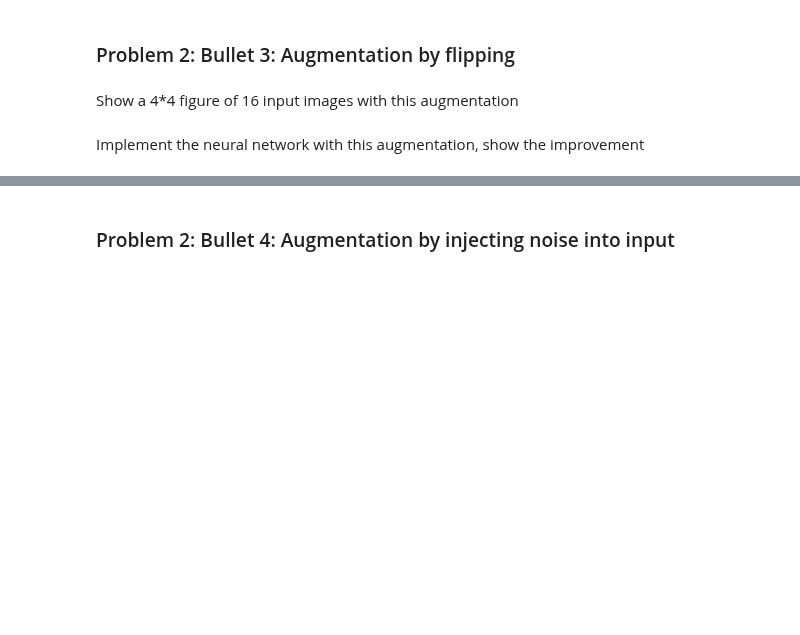
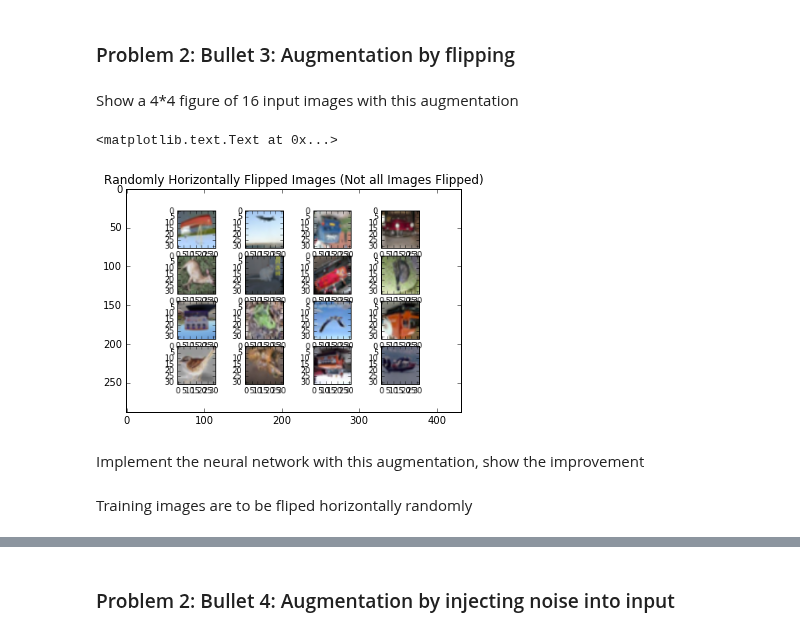
Before and after one commit to sheallika/restoreImages-theano, a Jupyter notebook: src/ecbm_e4040_hw3.ipynb, the cells around one changed output, grey strips where cells are left out. Drawn from its saved outputs; the diff is of its cells as text; code cells hidden in the pictures; blank space fills up the shorter version.

```diff
--- a/src/ecbm_e4040_hw3.ipynb
+++ b/src/ecbm_e4040_hw3.ipynb
@@ -71,2 +226,40 @@ from hw3 import flip_image
+# %%
+import numpy
+from matplotlib import pyplot as plt
+
+from hw3_utils import shared_dataset, load_data
+from hw3_nn import modify
+% matplotlib inline
+
+datasets = load_data(ds_rate=1.000001,theano_shared=False)
+batch_size=64
+
+train_set_x, train_set_y = datasets[0] # randomly take 16 from these
+
+index_array = numpy.arange(len(train_set_x))
+
+numpy.random.shuffle(index_array)
+
+top_16=train_set_x[index_array[:16]]
+
+f, axarr = plt.subplots(4, 4)
+
+
+for i in range(0,4):
+    for j in range(0,4):
+        x = modify( [top_16[4*i+j]], 0, 0, 0, 0,0, True)
+        plt.axes(axarr[i,j])
+        plt.imshow(x[0].transpose(1,2,0))
+
+f.savefig('flipped.png')
+plt.close(f)
+
+import matplotlib.image as mpimg
+img=mpimg.imread('flipped.png')
+plt.imshow(img)
+plt.title("Randomly Horizontally Flipped Images (Not all Images Flipped)")
+# %% [output]
+<matplotlib.text.Text at 0x...>
+[figure, added]
 # %% [markdown]
 Implement the neural network with this augmentation, show the improvement
@@ -74,0 +266,2 @@ from hw3 import test_lenet_flip
+# %% [markdown]
+Training images are to be fliped horizontally randomly
```
Also changed, not shown: parts of 28 cells of this notebook, 8 other files.
